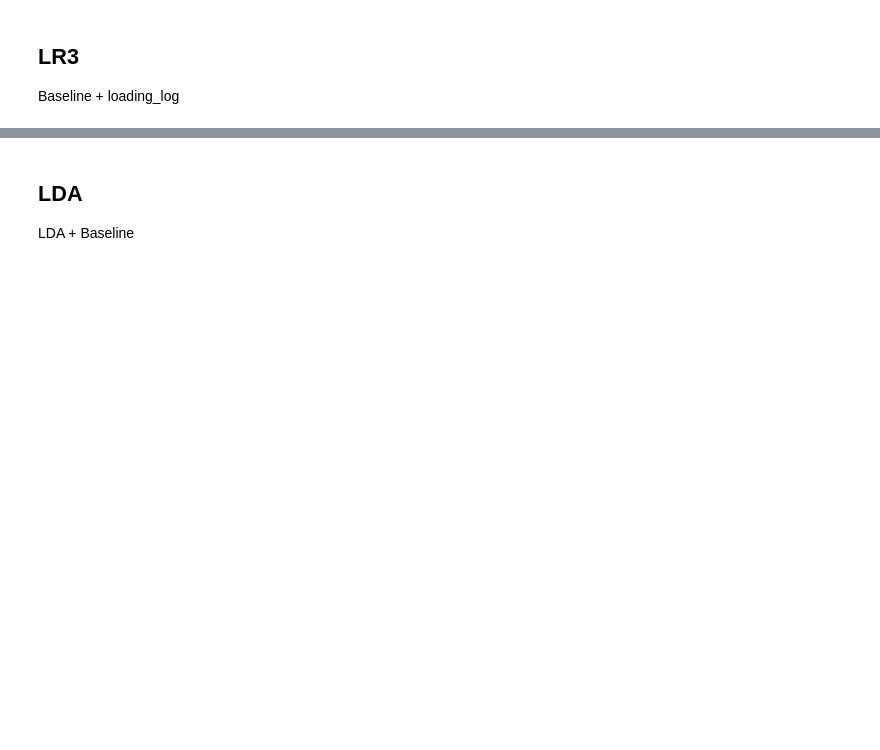
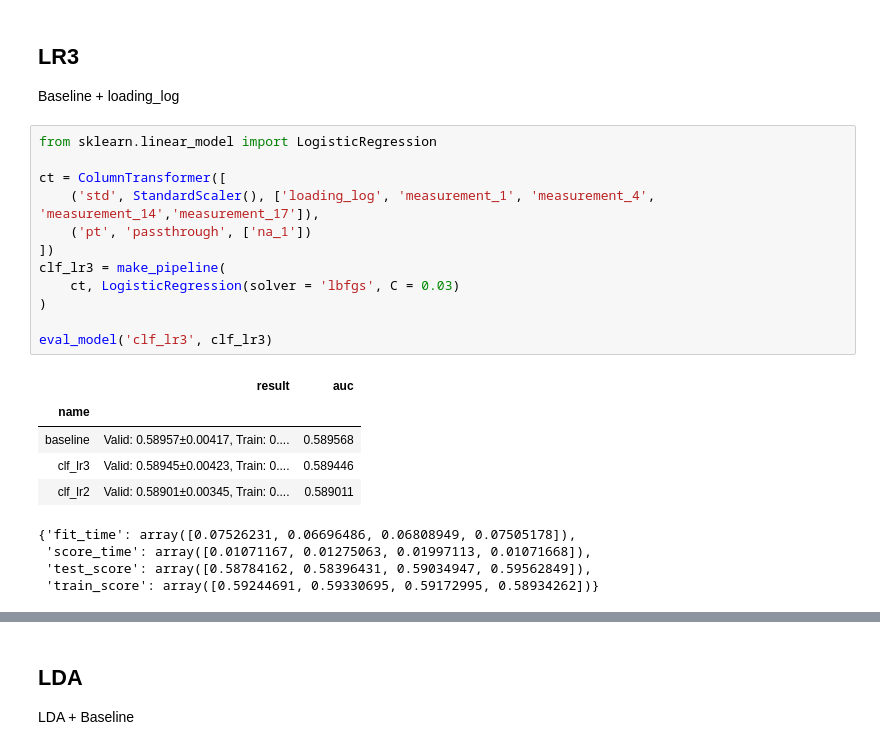
Before and after one commit to sunkusun9/DS_lv3_2509_1, a Jupyter notebook: sec_ds_lv3_prob1_kaggle.ipynb, the cells around one changed output, grey strips where cells are left out. Drawn from its saved outputs; the diff is of its cells as text; blank space fills up the shorter version.

```diff
--- a/sec_ds_lv3_prob1_kaggle.ipynb
+++ b/sec_ds_lv3_prob1_kaggle.ipynb
@@ -228,3 +353,25 @@ LR + PCA - measurement_0~17 -> STD -> PCA(n_components = 7) + loading -> STD,  P
 ## LR3
 
 Baseline + loading_log
+# %%
+from sklearn.linear_model import LogisticRegression
+
+ct = ColumnTransformer([
+    ('std', StandardScaler(), ['loading_log', 'measurement_1', 'measurement_4', 'measurement_14','measurement_17']),
+    ('pt', 'passthrough', ['na_1'])
+])
+clf_lr3 = make_pipeline(
+    ct, LogisticRegression(solver = 'lbfgs', C = 0.03)
+)
+
+eval_model('clf_lr3', clf_lr3)
+# %% [output]
+|  | result | auc |
+| name |  |  |
+| baseline | Valid: 0.58957±0.00417, Train: 0.... | 0.589568 |
+| clf_lr3 | Valid: 0.58945±0.00423, Train: 0.... | 0.589446 |
+| clf_lr2 | Valid: 0.58901±0.00345, Train: 0.... | 0.589011 |
+{'fit_time': array([0.07526231, 0.06696486, 0.06808949, 0.07505178]),
+ 'score_time': array([0.01071167, 0.01275063, 0.01997113, 0.01071668]),
+ 'test_score': array([0.58784162, 0.58396431, 0.59034947, 0.59562849]),
+ 'train_score': array([0.59244691, 0.59330695, 0.59172995, 0.58934262])}
```
Also changed, not shown: parts of 29 cells of this notebook.
